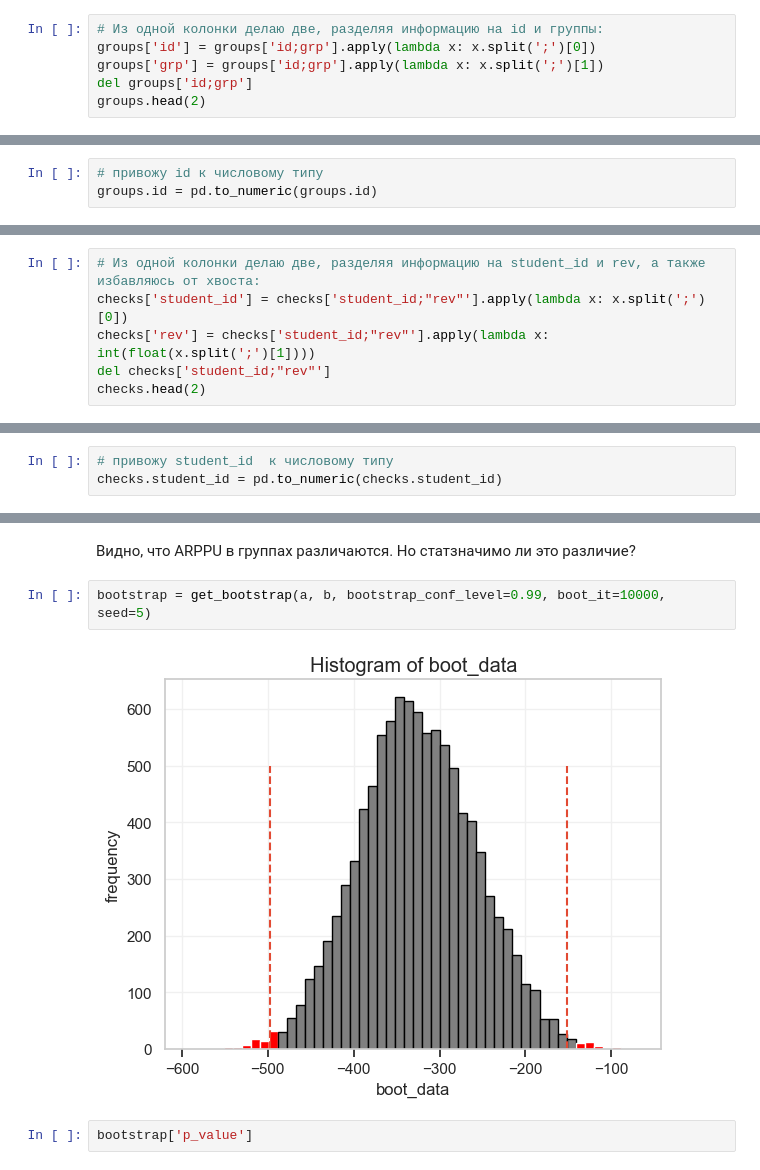
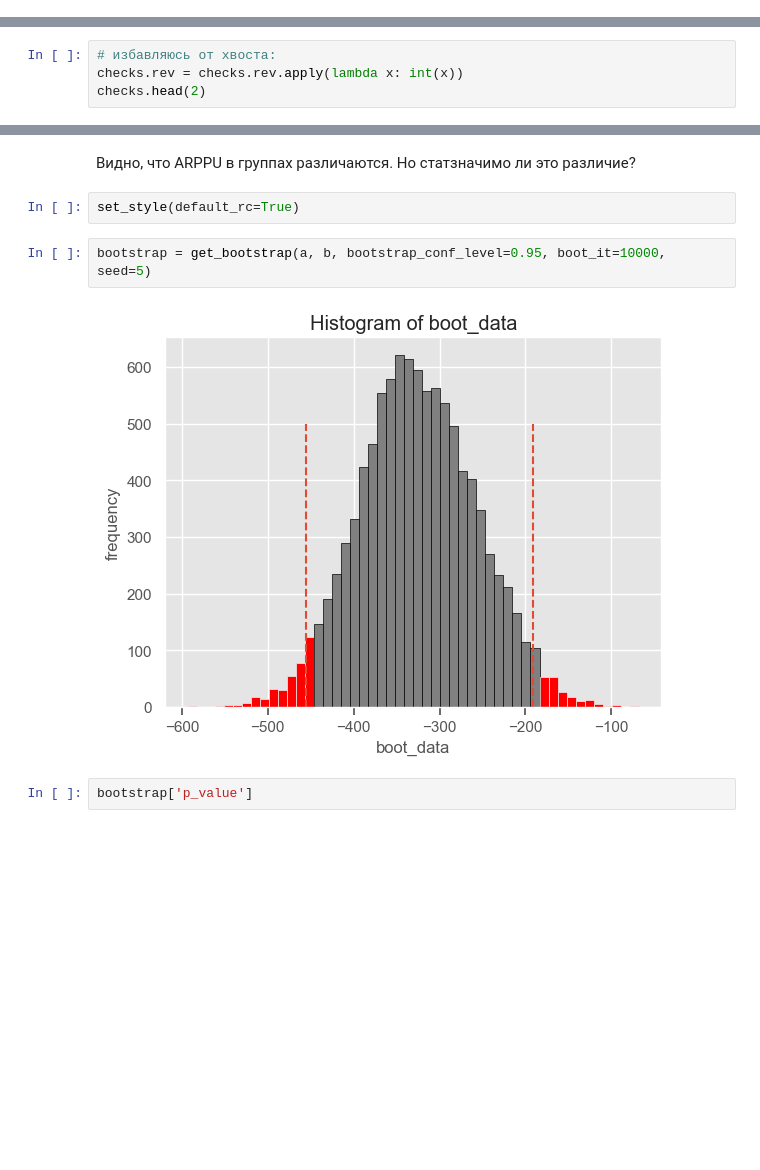
Before and after one commit to kidkonn/AB-test, a Jupyter notebook: AB_test.ipynb, the cells around one changed output, grey strips where cells are left out. Saved outputs shown, nothing was run; the diff lists cells and outputs as text; blank space fills up the shorter version.

```diff
--- a/AB_test.ipynb
+++ b/AB_test.ipynb
@@ -122,6 +122,0 @@ memory usage: 4.4+ KB
-# %%
-# Из одной колонки делаю две, разделяя информацию на id и группы:
-groups['id'] = groups['id;grp'].apply(lambda x: x.split(';')[0])
-groups['grp'] = groups['id;grp'].apply(lambda x: x.split(';')[1])
-del groups['id;grp']
-groups.head(2)
@@ -132,3 +122,0 @@ groups.head(2)
-# %%
-# привожу id к числовому типу
-groups.id = pd.to_numeric(groups.id)
@@ -158,18 +134,13 @@ array(['1627;990.0', '3185;690.0', '25973;690.0', '26280;690.0',
 # %% [markdown]
 Это, возможно, ошибка. В любом, случае, решил избавиться от хвоста. Он слишком мал, чтобы на что-то влиять. А избавление позволит упростить анализ
 # %%
-# Из одной колонки делаю две, разделяя информацию на student_id и rev, а также избавляюсь от хвоста:
-checks['student_id'] = checks['student_id;"rev"'].apply(lambda x: x.split(';')[0])
-checks['rev'] = checks['student_id;"rev"'].apply(lambda x: int(float(x.split(';')[1])))
-del checks['student_id;"rev"']
+# избавляюсь от хвоста:
+checks.rev = checks.rev.apply(lambda x: int(x))
 checks.head(2)
 # %% [output]
 |  | student_id | rev |
 | 0 | 1627 | 990 |
 | 1 | 3185 | 690 |
-# %%
-# привожу student_id  к числовому типу
-checks.student_id = pd.to_numeric(checks.student_id)
 # %% [markdown]
 У остальных колонок проблем нет. Но нужно еще сделать несколько преобразование перед мерджем.
 
@@ -424,10 +389,12 @@ b.mean()  # ARPPU  в группе B
 1257.8789808917197
 # %% [markdown]
 Видно, что ARPPU в группах различаются. Но статзначимо ли это различие?
+# %%
+set_style(default_rc=True)
 # %%
-bootstrap = get_bootstrap(a, b, bootstrap_conf_level=0.99, boot_it=10000, seed=5)
+bootstrap = get_bootstrap(a, b, bootstrap_conf_level=0.95, boot_it=10000, seed=5)
 # %% [output]
-[figure, old version]
+[figure, new version]
 # %%
 bootstrap['p_value']
 # %% [output]
```
Also changed, not shown: parts of 37 cells of this notebook.
